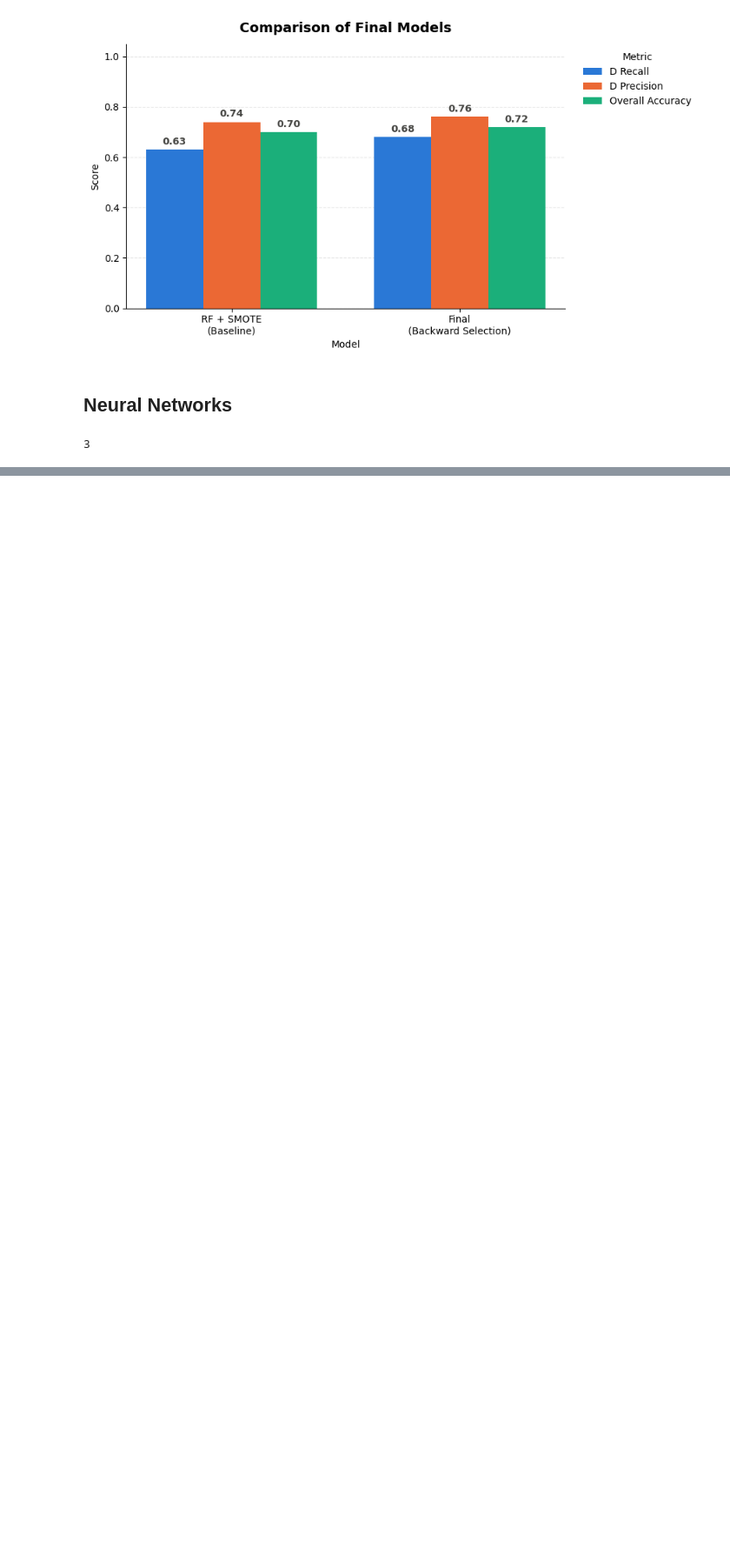
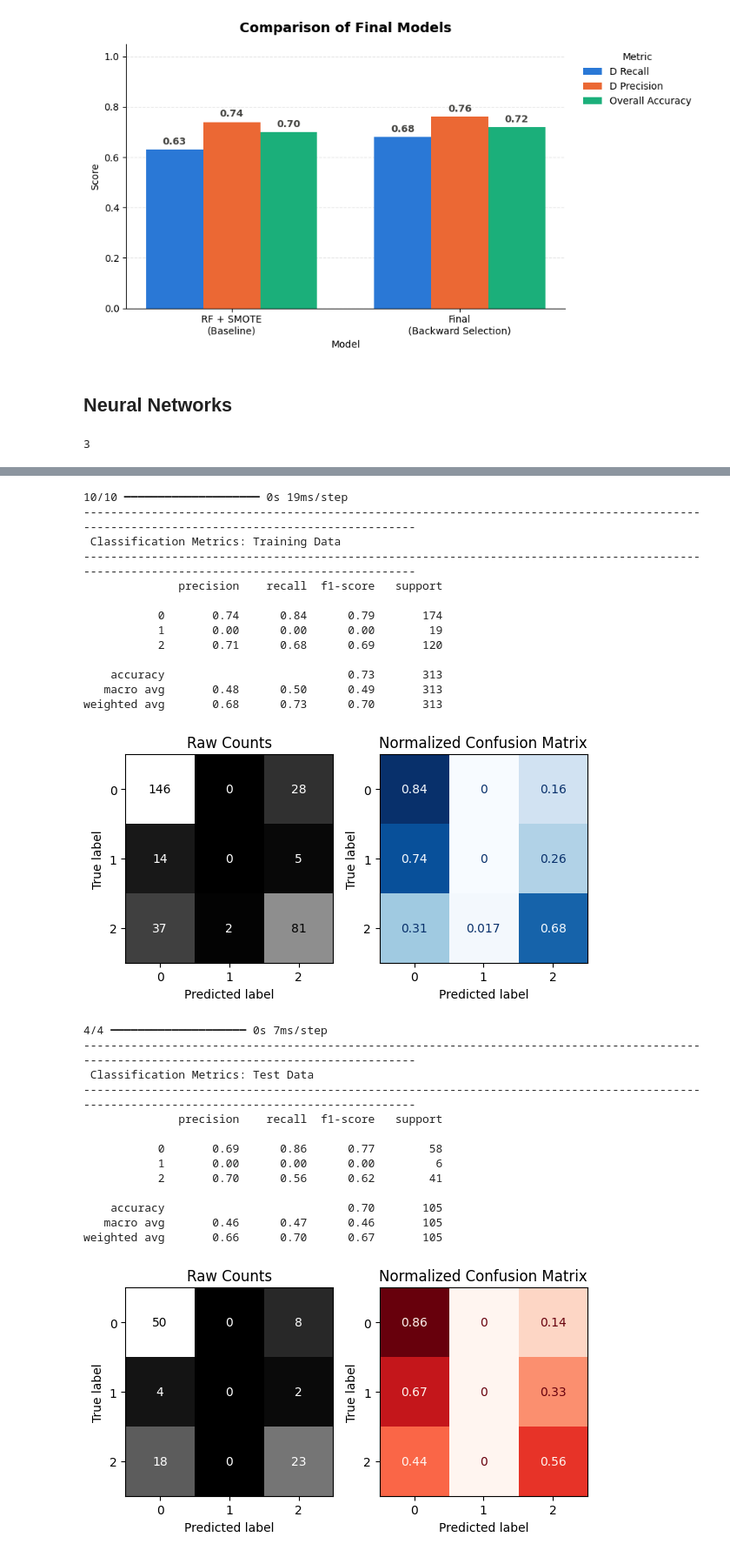
Before and after one commit to swirita/Cirrhosis-Prediction, a Jupyter notebook: Cirrhosis_Prediction.ipynb, the cells around one changed output, grey strips where cells are left out. Shown at 87% size. Cells and saved outputs as stored; diff of their text form; code cells hidden in the pictures; blank space fills up the shorter version.

```diff
--- a/Cirrhosis_Prediction.ipynb
+++ b/Cirrhosis_Prediction.ipynb
@@ -1936,0 +1983,31 @@ len(classes)
+# %%
+evaluate_classification(model_1,X_train_pre, y_train_enc, X_test_pre, y_test_enc)
+# %% [output]
+10/10 ━━━━━━━━━━━━━━━━━━━━ 0s 19ms/step
+--------------------------------------------------------------------------------------------------------------------------------------------
+ Classification Metrics: Training Data
+--------------------------------------------------------------------------------------------------------------------------------------------
+              precision    recall  f1-score   support
+
+           0       0.74      0.84      0.79       174
+           1       0.00      0.00      0.00        19
+           2       0.71      0.68      0.69       120
+
+    accuracy                           0.73       313
+   macro avg       0.48      0.50      0.49       313
+weighted avg       0.68      0.73      0.70       313
+[figure, added]
+4/4 ━━━━━━━━━━━━━━━━━━━━ 0s 7ms/step
+--------------------------------------------------------------------------------------------------------------------------------------------
+ Classification Metrics: Test Data
+--------------------------------------------------------------------------------------------------------------------------------------------
+              precision    recall  f1-score   support
+
+           0       0.69      0.86      0.77        58
+           1       0.00      0.00      0.00         6
+           2       0.70      0.56      0.62        41
+
+    accuracy                           0.70       105
+   macro avg       0.46      0.47      0.46       105
+weighted avg       0.66      0.70      0.67       105
+[figure, added]
```
Also changed, not shown: parts of 24 cells of this notebook.
